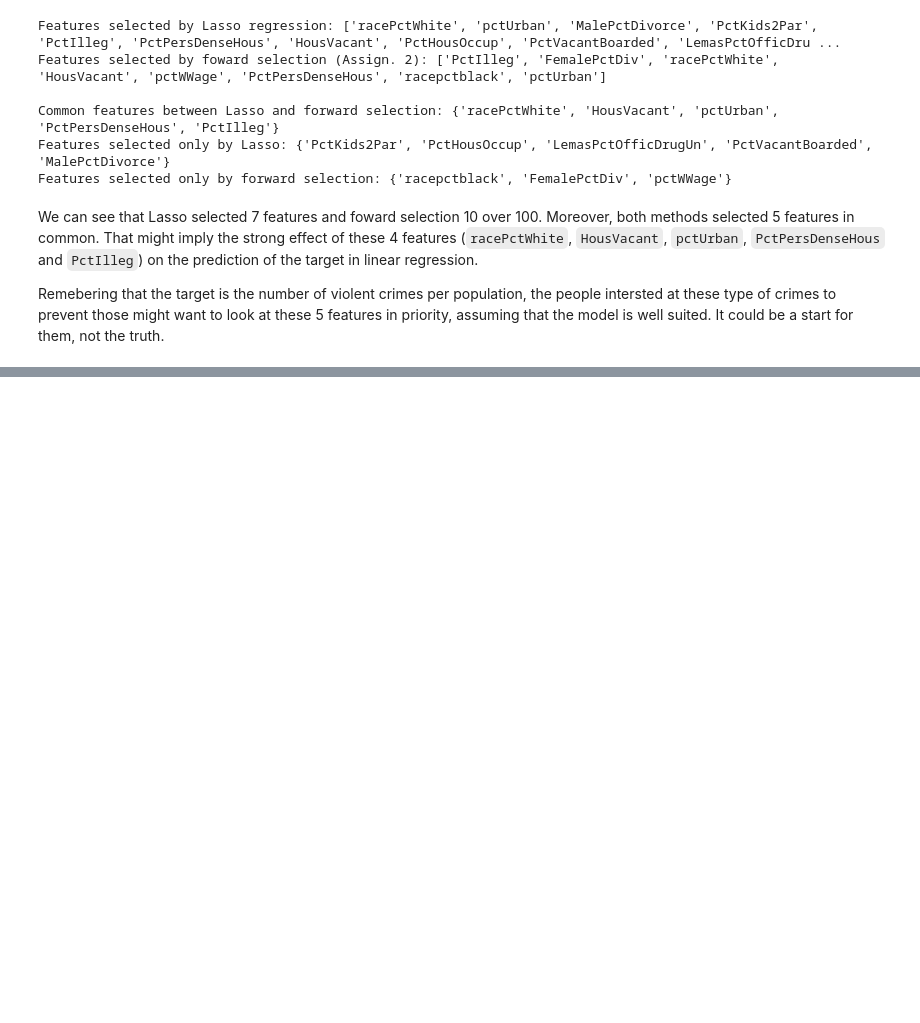
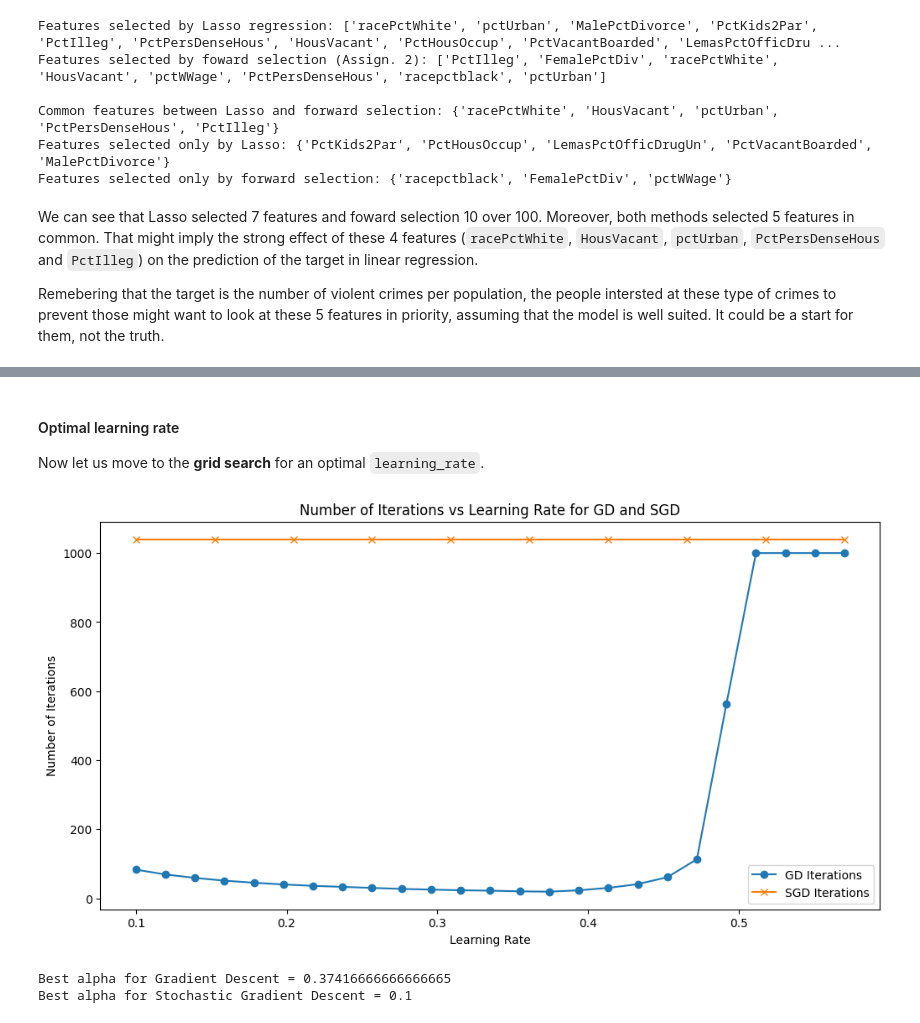
Before and after one commit to Dorianhgn/ML_FRI_Dorian, a Jupyter notebook: Week3/Hugonnet_Assignment3.ipynb, the cells around one changed output, grey strips where cells are left out. Saved outputs shown, nothing was run; the diff lists cells and outputs as text; code cells hidden in the pictures; blank space fills up the shorter version.

```diff
--- a/Week3/Hugonnet_Assignment3.ipynb
+++ b/Week3/Hugonnet_Assignment3.ipynb
@@ -301,0 +687,4 @@ Remebering that the target is the number of violent crimes per population, the p
+# %% [markdown]
+#### Optimal learning rate
+
+Now let us move to the **grid search** for an optimal `learning_rate`.
@@ -301,0 +694,51 @@ Remebering that the target is the number of violent crimes per population, the p
+# %%
+learning_rates_gd = np.linspace(0.1,0.57,25)
+learning_rates_sgd = np.linspace(0.1,0.57,10)
+
+# create dictionnary that will save the ..._iterations_df
+gd_array = []
+sgd_array = []
+
+# Remove temporary the prints into this block :
+with contextlib.redirect_stdout(None):
+    for learning_rate in tqdm(learning_rates_gd, disable=''):
+        # extract only the iterations dataframe
+        _, gd_iterations_df = ridge_regression_gd(X_train_scaled, X_test_scaled, y_train['quality'].to_numpy(), y_test['quality'].to_numpy(), alpha=1.0, learning_rate=learning_rate, tqdm_disable='yes')
+        gd_array.append([learning_rate,gd_iterations_df])
+
+    for learning_rate in tqdm(learning_rates_sgd):
+        _, sgd_iterations_df = ridge_regression_sgd(X_train_scaled, X_test_scaled, y_train['quality'].to_numpy(), y_test['quality'].to_numpy(), batch_size=100, alpha=1.0, learning_rate=learning_rate, tqdm_disable='yes', epoch=20)
+        sgd_array.append([learning_rate,sgd_iterations_df])
+# %%
+# Extracting learning rates and iteration counts from the sorted arrays
+gd_learning_rates = [item[0] for item in gd_array]
+gd_iterations = [len(item[1]) for item in gd_array]
+
+sgd_learning_rates = [item[0] for item in sgd_array]
+sgd_iterations = [len(item[1]) for item in sgd_array]
+
+# Plotting the curves
+plt.figure(figsize=(12, 6))
+
+# Plot for Gradient Descent
+plt.plot(gd_learning_rates, gd_iterations, label="GD Iterations", marker='o')
+# Plot for Stochastic Gradient Descent
+plt.plot(sgd_learning_rates, sgd_iterations, label="SGD Iterations", marker='x')
+
+plt.xlabel("Learning Rate")
+plt.ylabel("Number of Iterations")
+plt.title("Number of Iterations vs Learning Rate for GD and SGD")
+plt.legend()
+plt.show()
+# %% [output]
+[figure, added]
+# %%
+# Sort gd_array and sgd_array by the increasing length of the iterations DataFrame in each element
+gd_array_sorted = sorted(gd_array, key=lambda item: len(item[1]))
+sgd_array_sorted = sorted(sgd_array, key=lambda item: len(item[1]))
+
+print(f'Best alpha for Gradient Descent = {gd_array_sorted[0][0]}')
+print(f'Best alpha for Stochastic Gradient Descent = {sgd_array_sorted[0][0]}')
+# %% [output]
+Best alpha for Gradient Descent = 0.37416666666666665
+Best alpha for Stochastic Gradient Descent = 0.1
```
Also changed, not shown: parts of 34 cells of this notebook.
